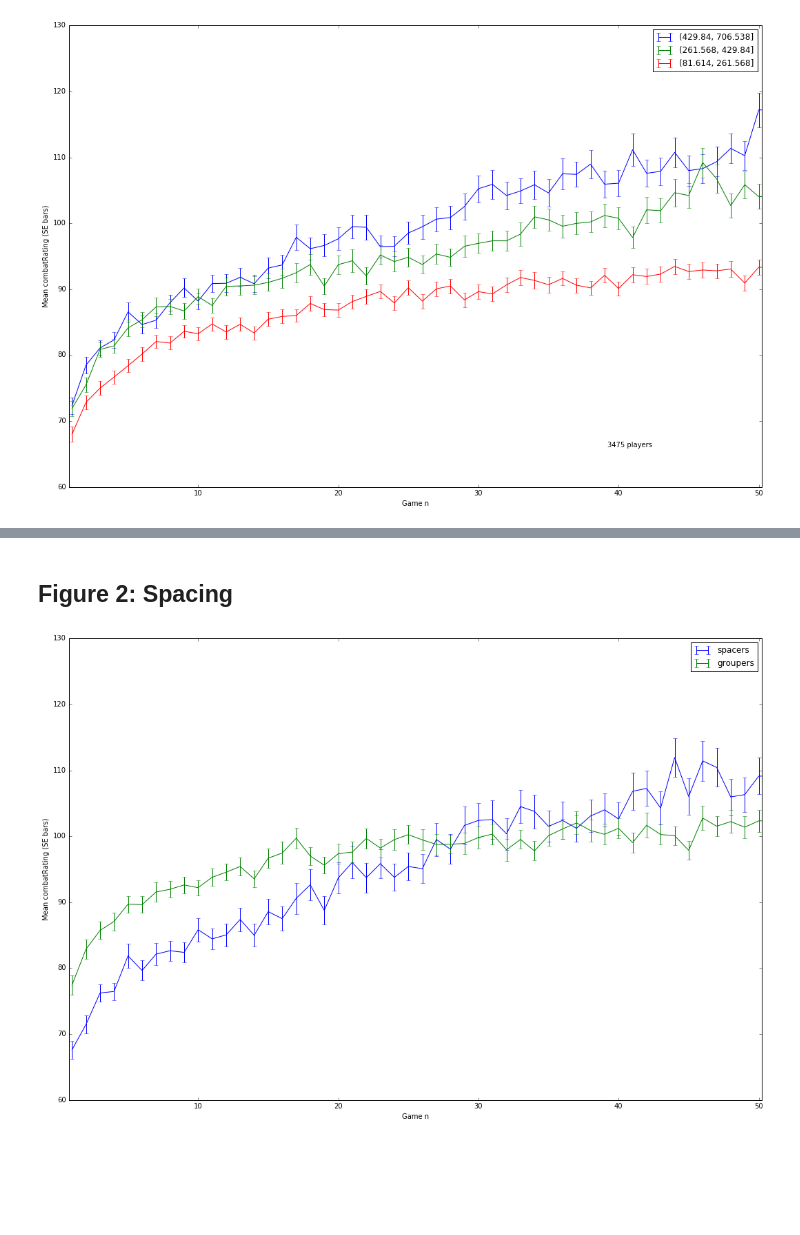
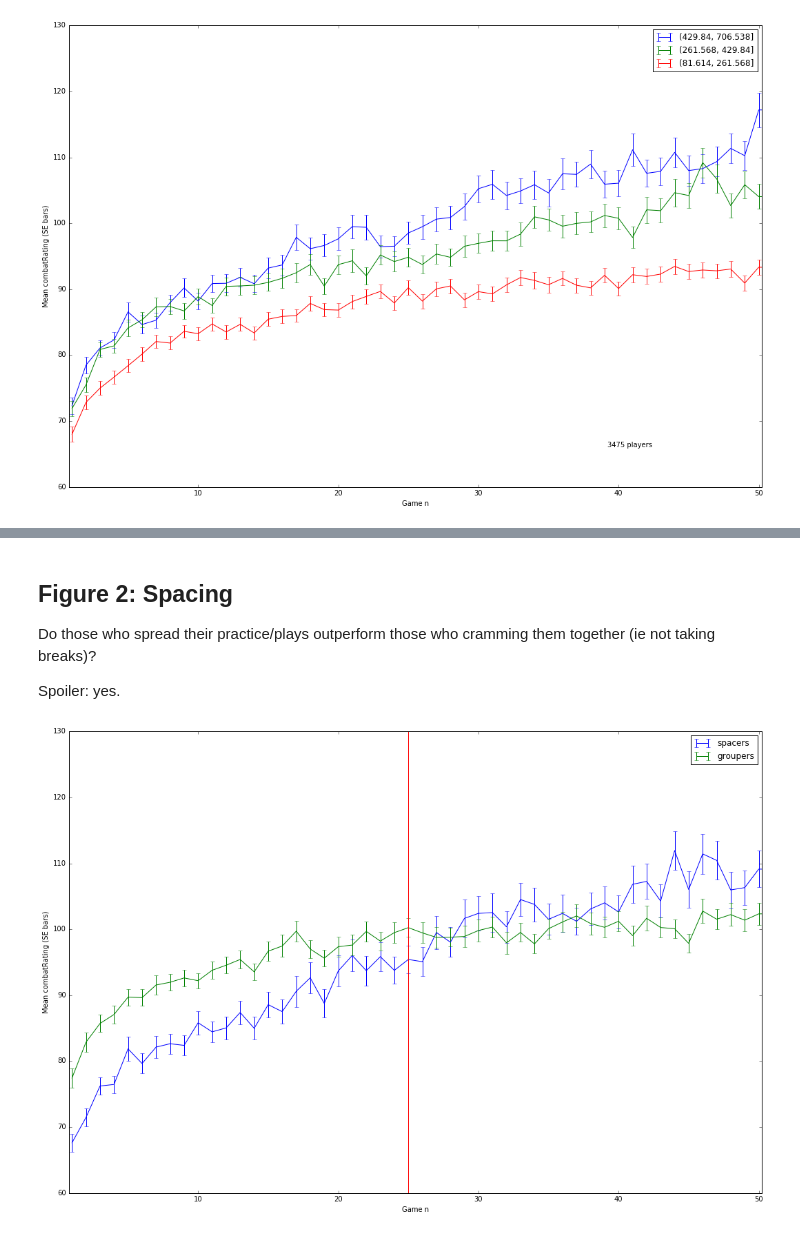
Before and after one commit to tomstafford/destiny, a Jupyter notebook: variability.ipynb, the cells around one changed output, grey strips where cells are left out. Cells and saved outputs as stored; diff of their text form; code cells hidden in the pictures; blank space fills up the shorter version.

```diff
--- a/variability.ipynb
+++ b/variability.ipynb
@@ -162,3 +169,10 @@ NOT DONE for nan
+# %% [markdown]
+## Figure 2: Spacing
+
+
+Do those who spread their practice/plays outperform those who cramming them together (ie not taking breaks)?
+
+Spoiler: yes.
 # %%
 '''
 now we're going to make a df of player, not game, level statistics
@@ -169,2 +184,0 @@ players=sf.groupby('destinyMembershipId')['max_plays'].mean().reset_index()
-# %% [markdown]
-## Figure 2: Spacing
@@ -186,21 +198,23 @@ groupers=players[players['space25']<q1]['destinyMembershipId']
 # %%
 groups=[spacers_,groupers]
 labels=['spacers','groupers']
 
 plt.clf()
 for i,group in enumerate(groups):
     mask=(sf['destinyMembershipId'].isin(group)) & (sf['max_plays']>(minplay)) & (sf['max_plays']<(maxplay)) & np.isfinite(sf[perfvar])
     xvals=list(range(1,minplay+1))
     yvals=sf[mask].groupby('game_n')[perfvar].mean()
     ysems=sf[mask].groupby('game_n')[perfvar].sem()
     yvals=yvals[:minplay];ysems=ysems[:minplay]
     xvals.append(100000);yvals[0]=0;ysems[0]=0 #see here for why I have to do this  http://stackoverflow.com/questions/35137961/pandas-plotting-with-yerr-gives-key-error-0
     plt.errorbar(xvals,yvals,yerr=ysems,label=labels[i])
 
+
+plt.plot([25,25],[cRmin,cRmax],'-',color='red')
 plt.xlim([0.8,minplay+0.2])
 plt.ylim([cRmin,cRmax])
 plt.xlabel('Game n')
 plt.ylabel('Mean ' + str(perfvar) + ' (SE bars)')
 plt.legend(loc=0);
 # %% [output]
-[figure, old version]
+[figure, new version]
```
Also changed, not shown: parts of 19 cells of this notebook.
